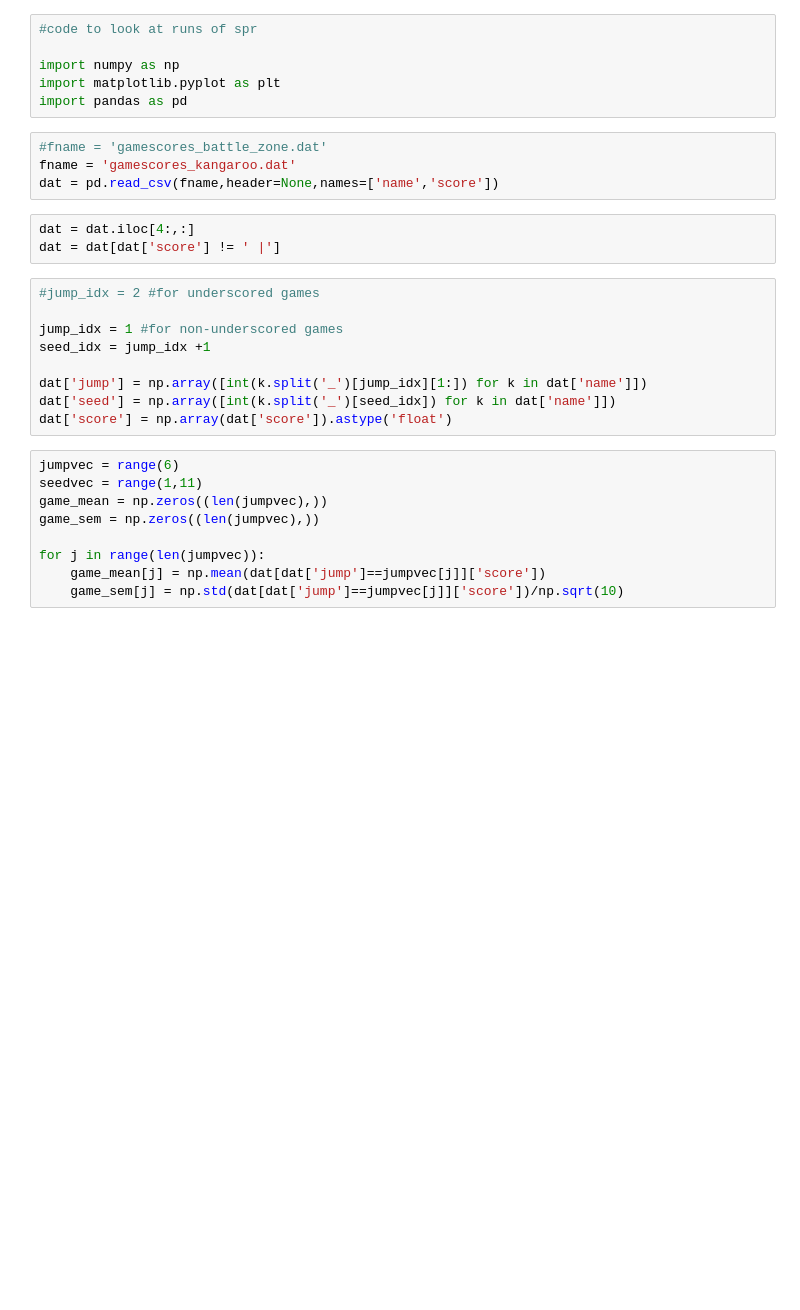
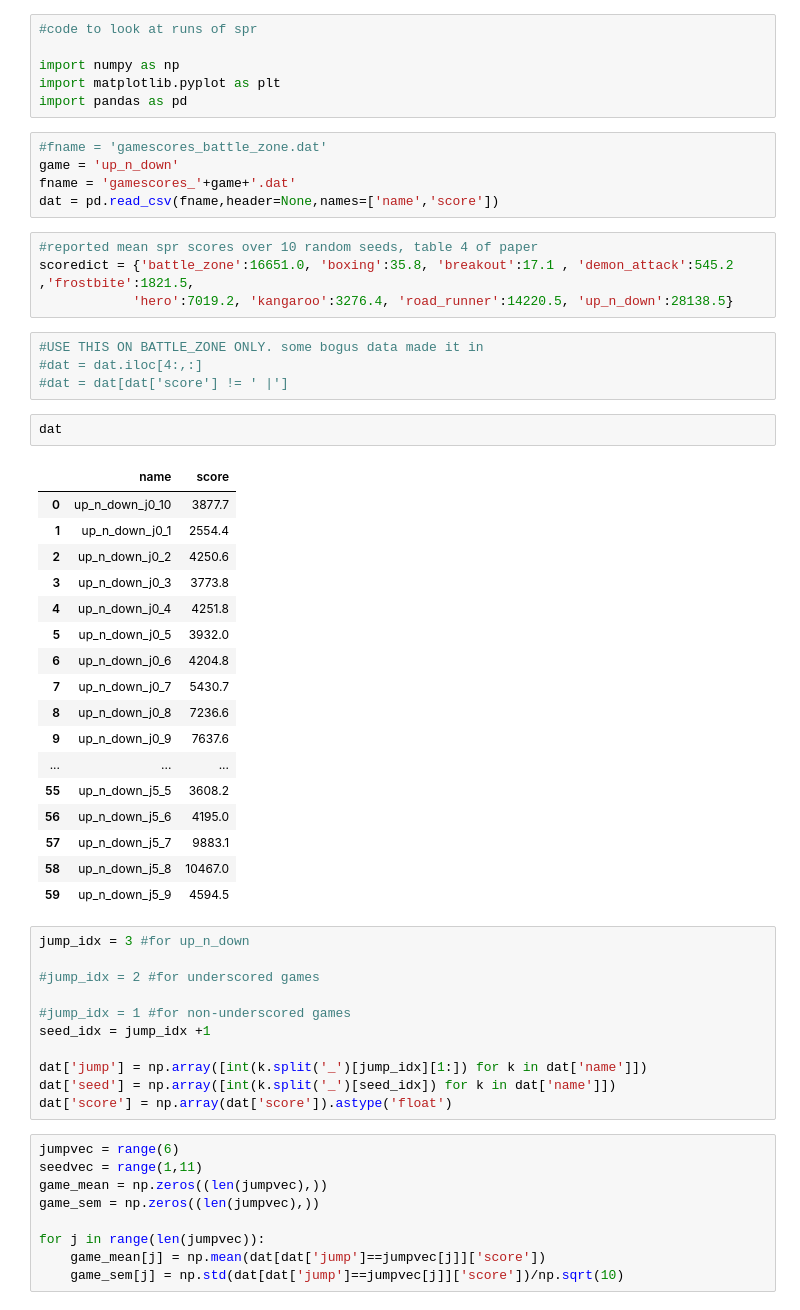
Before and after one commit to CarolineHaimerl27/spr_reproducibility, a Jupyter notebook: jobs/spr_run/str_run_data.ipynb, the cells around one changed output. Saved outputs shown, nothing was run; the diff lists cells and outputs as text; blank space fills up the shorter version.

```diff
--- a/jobs/spr_run/str_run_data.ipynb
+++ b/jobs/spr_run/str_run_data.ipynb
@@ -6,15 +6,43 @@ import matplotlib.pyplot as plt
 import pandas as pd
 # %%
 #fname = 'gamescores_battle_zone.dat'
-fname = 'gamescores_kangaroo.dat'
+game = 'up_n_down'
+fname = 'gamescores_'+game+'.dat'
 dat = pd.read_csv(fname,header=None,names=['name','score'])
+# %%
+#reported mean spr scores over 10 random seeds, table 4 of paper
+scoredict = {'battle_zone':16651.0, 'boxing':35.8, 'breakout':17.1 , 'demon_attack':545.2 ,'frostbite':1821.5,
+            'hero':7019.2, 'kangaroo':3276.4, 'road_runner':14220.5, 'up_n_down':28138.5}
 # %%
-dat = dat.iloc[4:,:]
-dat = dat[dat['score'] != ' |']
+#USE THIS ON BATTLE_ZONE ONLY. some bogus data made it in
+#dat = dat.iloc[4:,:]
+#dat = dat[dat['score'] != ' |']
+# %%
+dat
+# %% [output]
+|  | name | score |
+| 0 | up_n_down_j0_10 | 3877.7 |
+| 1 | up_n_down_j0_1 | 2554.4 |
+| 2 | up_n_down_j0_2 | 4250.6 |
+| 3 | up_n_down_j0_3 | 3773.8 |
+| 4 | up_n_down_j0_4 | 4251.8 |
+| 5 | up_n_down_j0_5 | 3932.0 |
+| 6 | up_n_down_j0_6 | 4204.8 |
+| 7 | up_n_down_j0_7 | 5430.7 |
+| 8 | up_n_down_j0_8 | 7236.6 |
+| 9 | up_n_down_j0_9 | 7637.6 |
+| ... | ... | ... |
+| 55 | up_n_down_j5_5 | 3608.2 |
+| 56 | up_n_down_j5_6 | 4195.0 |
+| 57 | up_n_down_j5_7 | 9883.1 |
+| 58 | up_n_down_j5_8 | 10467.0 |
+| 59 | up_n_down_j5_9 | 4594.5 |
 # %%
+jump_idx = 3 #for up_n_down
+
 #jump_idx = 2 #for underscored games
 
-jump_idx = 1 #for non-underscored games
+#jump_idx = 1 #for non-underscored games
 seed_idx = jump_idx +1
 
 dat['jump'] = np.array([int(k.split('_')[jump_idx][1:]) for k in dat['name']])
```
Also changed, not shown: parts of 1 cell of this notebook, 2 other files.
